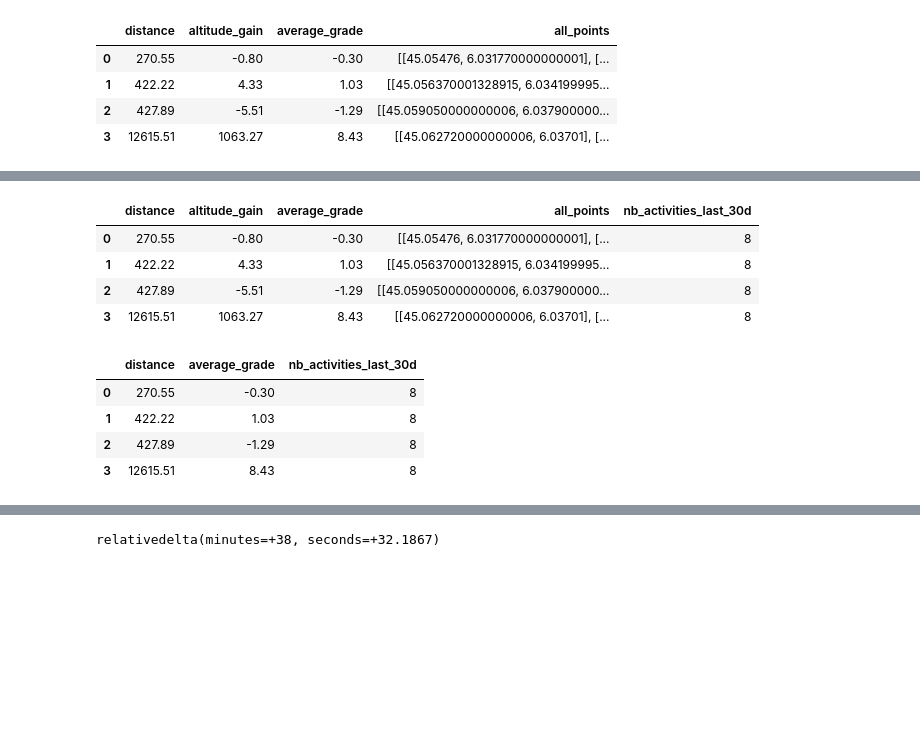
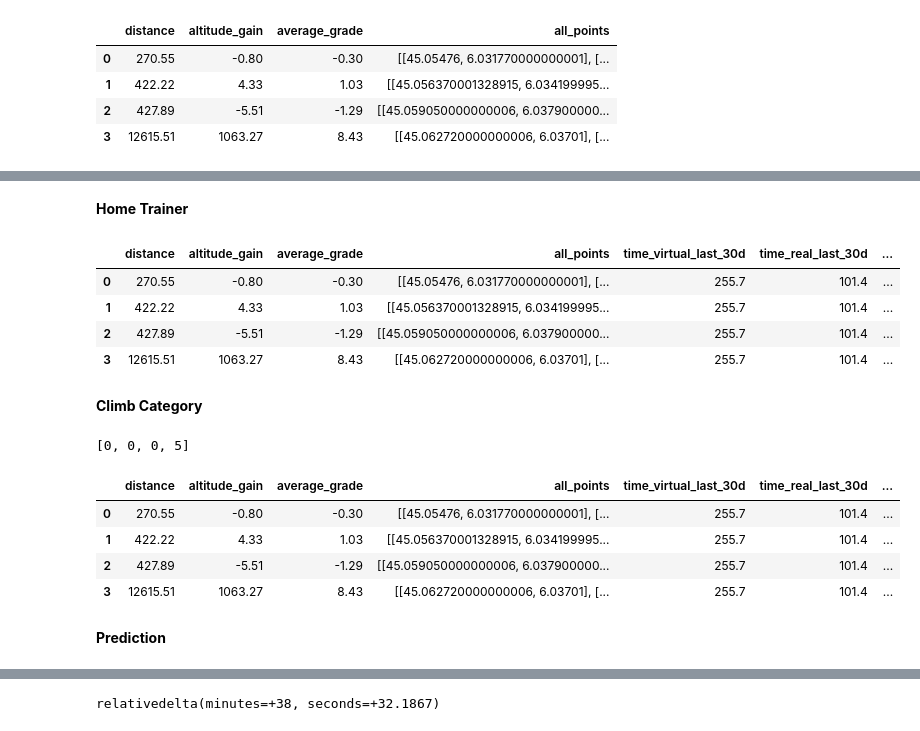
Before and after one commit to vlagache/cycling_travel_time, a Jupyter notebook: notebooks_explanations/model.ipynb, the cells around one changed output, grey strips where cells are left out. Cells and saved outputs as stored; diff of their text form; code cells hidden in the pictures; blank space fills up the shorter version.

```diff
--- a/notebooks_explanations/model.ipynb
+++ b/notebooks_explanations/model.ipynb
@@ -215,0 +236,10 @@ nb_activities_last_30d
+# %%
+activities_last_30d = activities_df[activities_df['start_date'].between(start_date,end_date)]
+nb_activities_last_30d = len(activities_last_30d)
+time_virtual_last_30d = round((activities_last_30d.loc[activities_last_30d['type'] == 'VirtualRide']['elapsed_time'].sum() / 60),2)
+time_real_last_30d = round((activities_last_30d.loc[activities_last_30d['type'] == 'Ride']['elapsed_time'].sum() / 60),2)
+# %%
+# segments_alpe_df['nb_activities_last_30d'] = nb_activities_last_30d
+segments_alpe_df['time_virtual_last_30d'] = time_virtual_last_30d
+segments_alpe_df['time_real_last_30d'] = time_real_last_30d
+segments_alpe_df
@@ -216,19 +252,44 @@ nb_activities_last_30d
+# %% [markdown]
+**Home Trainer**
 # %%
-segments_alpe_df['nb_activities_last_30d'] = nb_activities_last_30d
+segments_alpe_df['type_virtualride'] = 0
 segments_alpe_df
 # %% [output]
-|  | distance | altitude_gain | average_grade | all_points | nb_activities_last_30d |
-| 0 | 270.55 | -0.80 | -0.30 | [[45.05476, 6.031770000000001], [... | 8 |
-| 1 | 422.22 | 4.33 | 1.03 | [[45.056370001328915, 6.034199995... | 8 |
-| 2 | 427.89 | -5.51 | -1.29 | [[45.059050000000006, 6.037900000... | 8 |
-| 3 | 12615.51 | 1063.27 | 8.43 | [[45.062720000000006, 6.03701], [... | 8 |
+|  | distance | altitude_gain | average_grade | all_points | time_virtual_last_30d | time_real_last_30d | ... |
+| 0 | 270.55 | -0.80 | -0.30 | [[45.05476, 6.031770000000001], [... | 255.7 | 101.4 | ... |
+| 1 | 422.22 | 4.33 | 1.03 | [[45.056370001328915, 6.034199995... | 255.7 | 101.4 | ... |
+| 2 | 427.89 | -5.51 | -1.29 | [[45.059050000000006, 6.037900000... | 255.7 | 101.4 | ... |
+| 3 | 12615.51 | 1063.27 | 8.43 | [[45.062720000000006, 6.03701], [... | 255.7 | 101.4 | ... |
-# %%
-datas = segments_alpe_df[['distance','average_grade','nb_activities_last_30d']]
-# datas = segments_alpe_df[['distance','average_grade']]
-datas
-# %% [output]
-|  | distance | average_grade | nb_activities_last_30d |
-| 0 | 270.55 | -0.30 | 8 |
-| 1 | 422.22 | 1.03 | 8 |
-| 2 | 427.89 | -1.29 | 8 |
-| 3 | 12615.51 | 8.43 | 8 |
+# %% [markdown]
+**Climb Category**
+# %%
+climb_category = []
+for average_grade, distance in zip(segments_alpe_df['average_grade'],segments_alpe_df['distance']):
+    result = average_grade * distance
+    if result <= 8000:
+        climb_cat = 0
+    elif result > 8000 and result <= 16000:
+        climb_cat = 4
+    elif result > 16000 and result <= 32000:
+        climb_cat = 3
+    elif result > 32000 and result <= 64000:
+        climb_cat = 2
+    elif result > 64000 and result <= 80000:
+        climb_cat = 1
+    elif result > 80000:
+        climb_cat = 5
+    climb_category.append(climb_cat)
+climb_category
+# %% [output]
+[0, 0, 0, 5]
+# %%
+segments_alpe_df['climb_category'] = climb_category
+segments_alpe_df
+# %% [output]
+|  | distance | altitude_gain | average_grade | all_points | time_virtual_last_30d | time_real_last_30d | ... |
+| 0 | 270.55 | -0.80 | -0.30 | [[45.05476, 6.031770000000001], [... | 255.7 | 101.4 | ... |
+| 1 | 422.22 | 4.33 | 1.03 | [[45.056370001328915, 6.034199995... | 255.7 | 101.4 | ... |
+| 2 | 427.89 | -5.51 | -1.29 | [[45.059050000000006, 6.037900000... | 255.7 | 101.4 | ... |
+| 3 | 12615.51 | 1063.27 | 8.43 | [[45.062720000000006, 6.03701], [... | 255.7 | 101.4 | ... |
+# %% [markdown]
+**Prediction**
```
Also changed, not shown: parts of 31 cells of this notebook, 1 other file.
